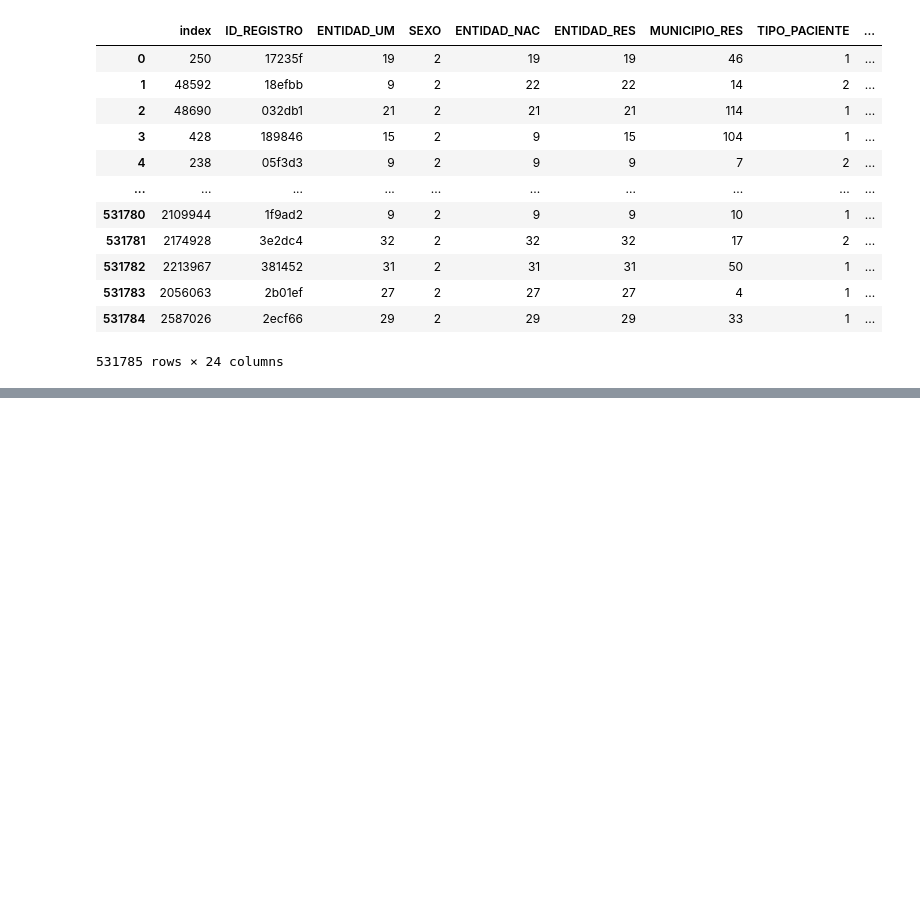
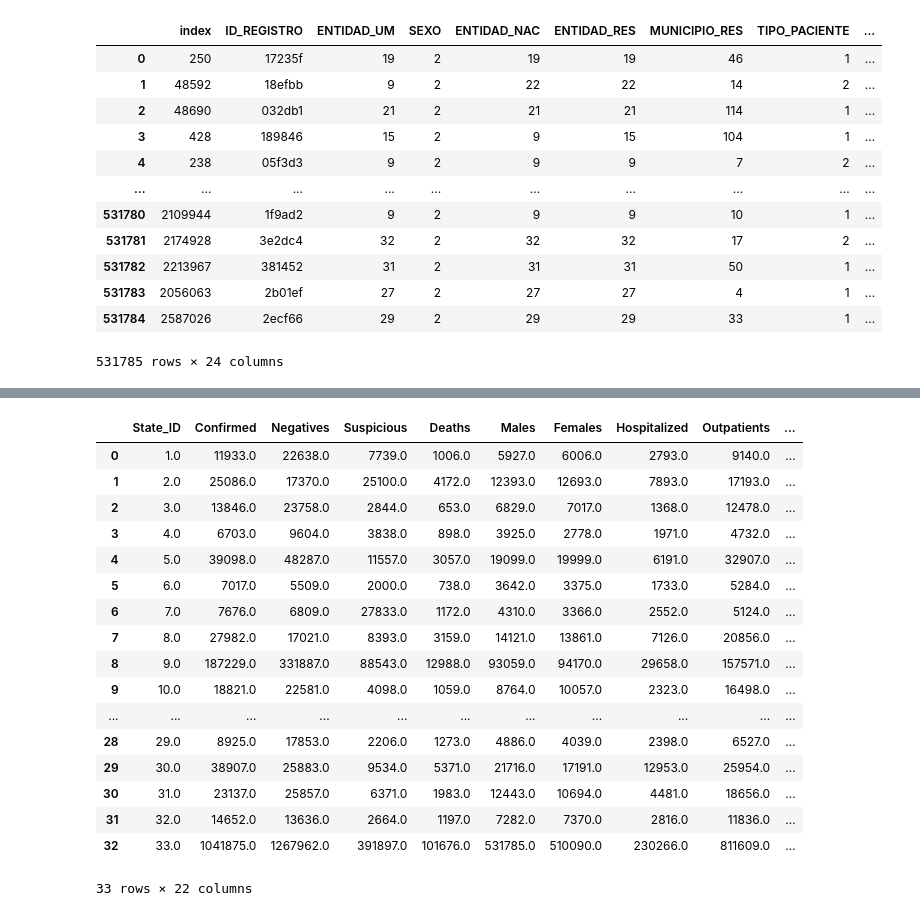
Before and after one commit to AlfredoOcegueda/covid-19-mexico-challenge, a Jupyter notebook: Data/data_cleaning_complete.ipynb, the cells around one changed output, grey strips where cells are left out. Drawn from its saved outputs; the diff is of its cells as text; code cells hidden in the pictures; blank space fills up the shorter version.

```diff
--- a/Data/data_cleaning_complete.ipynb
+++ b/Data/data_cleaning_complete.ipynb
@@ -814,0 +860,35 @@ covid_clean_df.to_csv(r'Clean Data/covid_mexico_dataset.csv', index = True)
+# %%
+sql_df = covid_clean_df.copy()
+sql_df = sql_df.drop(['Dates'], axis = 1)
+sql_df = sql_df.groupby(['State']).sum()
+sql_df.reset_index(inplace=True)
+sql_df = sql_df.drop([32, 33, 34, 35])
+
+sql_df = pd.merge(sql_df, actives_df, on=['State'], how='left')
+sql_df["Actives"] = sql_df["Actives"].fillna(0)
+sql_df = pd.merge(sql_df, recovered_df, on=['State'], how='left')
+sql_df["Recovered"] = sql_df["Recovered"].fillna(0)
+
+sql_df = sql_df.rename(columns={"State": "State_ID"})
+sql_df = sql_df.append(sql_df.sum(numeric_only=True), ignore_index=True)
+sql_df.xs(32)['State_ID'] = 33
+sql_df
+# %% [output]
+|  | State_ID | Confirmed | Negatives | Suspicious | Deaths | Males | Females | Hospitalized | Outpatients | ... |
+| 0 | 1.0 | 11933.0 | 22638.0 | 7739.0 | 1006.0 | 5927.0 | 6006.0 | 2793.0 | 9140.0 | ... |
+| 1 | 2.0 | 25086.0 | 17370.0 | 25100.0 | 4172.0 | 12393.0 | 12693.0 | 7893.0 | 17193.0 | ... |
+| 2 | 3.0 | 13846.0 | 23758.0 | 2844.0 | 653.0 | 6829.0 | 7017.0 | 1368.0 | 12478.0 | ... |
+| 3 | 4.0 | 6703.0 | 9604.0 | 3838.0 | 898.0 | 3925.0 | 2778.0 | 1971.0 | 4732.0 | ... |
+| 4 | 5.0 | 39098.0 | 48287.0 | 11557.0 | 3057.0 | 19099.0 | 19999.0 | 6191.0 | 32907.0 | ... |
+| 5 | 6.0 | 7017.0 | 5509.0 | 2000.0 | 738.0 | 3642.0 | 3375.0 | 1733.0 | 5284.0 | ... |
+| 6 | 7.0 | 7676.0 | 6809.0 | 27833.0 | 1172.0 | 4310.0 | 3366.0 | 2552.0 | 5124.0 | ... |
+| 7 | 8.0 | 27982.0 | 17021.0 | 8393.0 | 3159.0 | 14121.0 | 13861.0 | 7126.0 | 20856.0 | ... |
+| 8 | 9.0 | 187229.0 | 331887.0 | 88543.0 | 12988.0 | 93059.0 | 94170.0 | 29658.0 | 157571.0 | ... |
+| 9 | 10.0 | 18821.0 | 22581.0 | 4098.0 | 1059.0 | 8764.0 | 10057.0 | 2323.0 | 16498.0 | ... |
+| ... | ... | ... | ... | ... | ... | ... | ... | ... | ... | ... |
+| 28 | 29.0 | 8925.0 | 17853.0 | 2206.0 | 1273.0 | 4886.0 | 4039.0 | 2398.0 | 6527.0 | ... |
+| 29 | 30.0 | 38907.0 | 25883.0 | 9534.0 | 5371.0 | 21716.0 | 17191.0 | 12953.0 | 25954.0 | ... |
+| 30 | 31.0 | 23137.0 | 25857.0 | 6371.0 | 1983.0 | 12443.0 | 10694.0 | 4481.0 | 18656.0 | ... |
+| 31 | 32.0 | 14652.0 | 13636.0 | 2664.0 | 1197.0 | 7282.0 | 7370.0 | 2816.0 | 11836.0 | ... |
+| 32 | 33.0 | 1041875.0 | 1267962.0 | 391897.0 | 101676.0 | 531785.0 | 510090.0 | 230266.0 | 811609.0 | ... |
+33 rows × 22 columns
```
Also changed, not shown: parts of 16 cells of this notebook, 8 other files.
